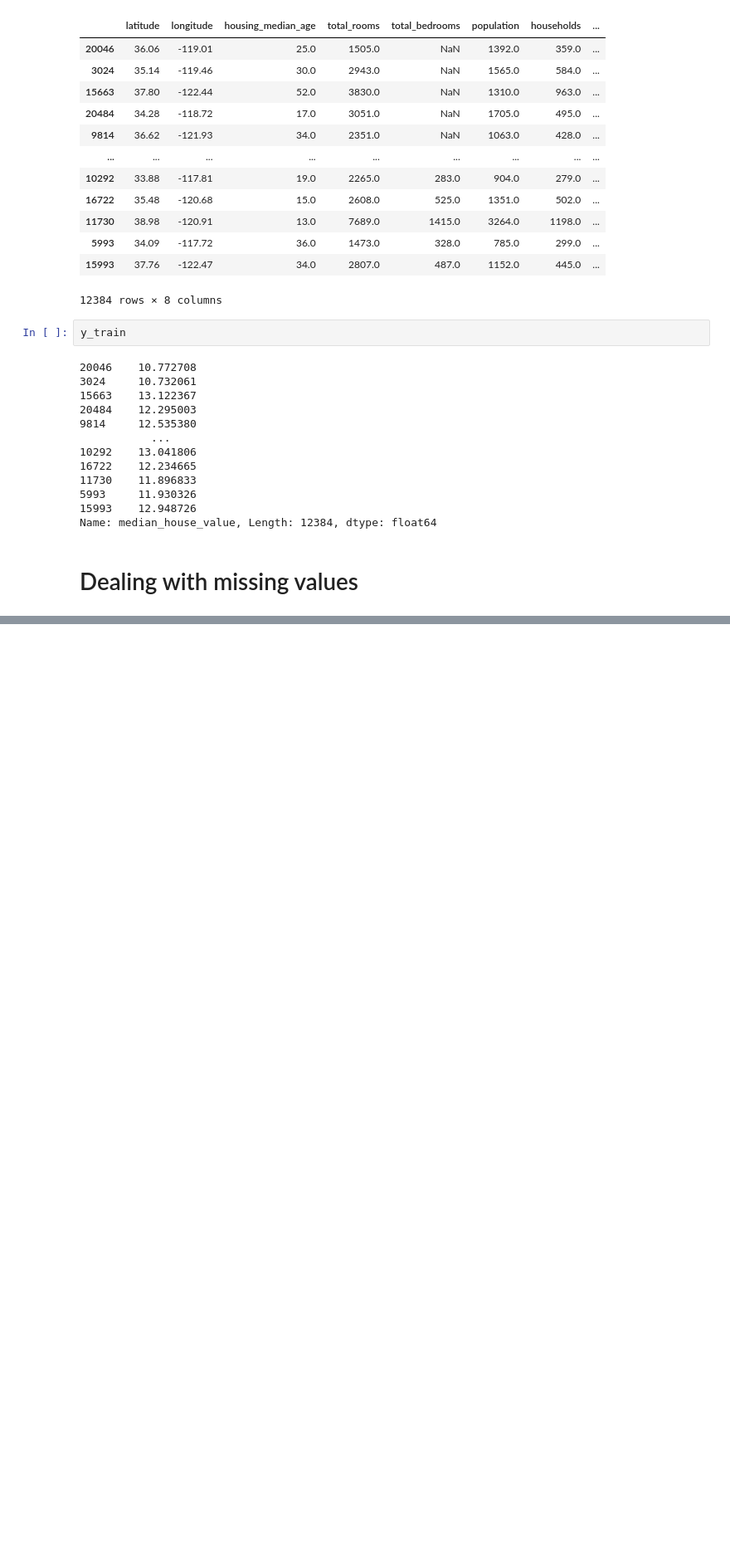
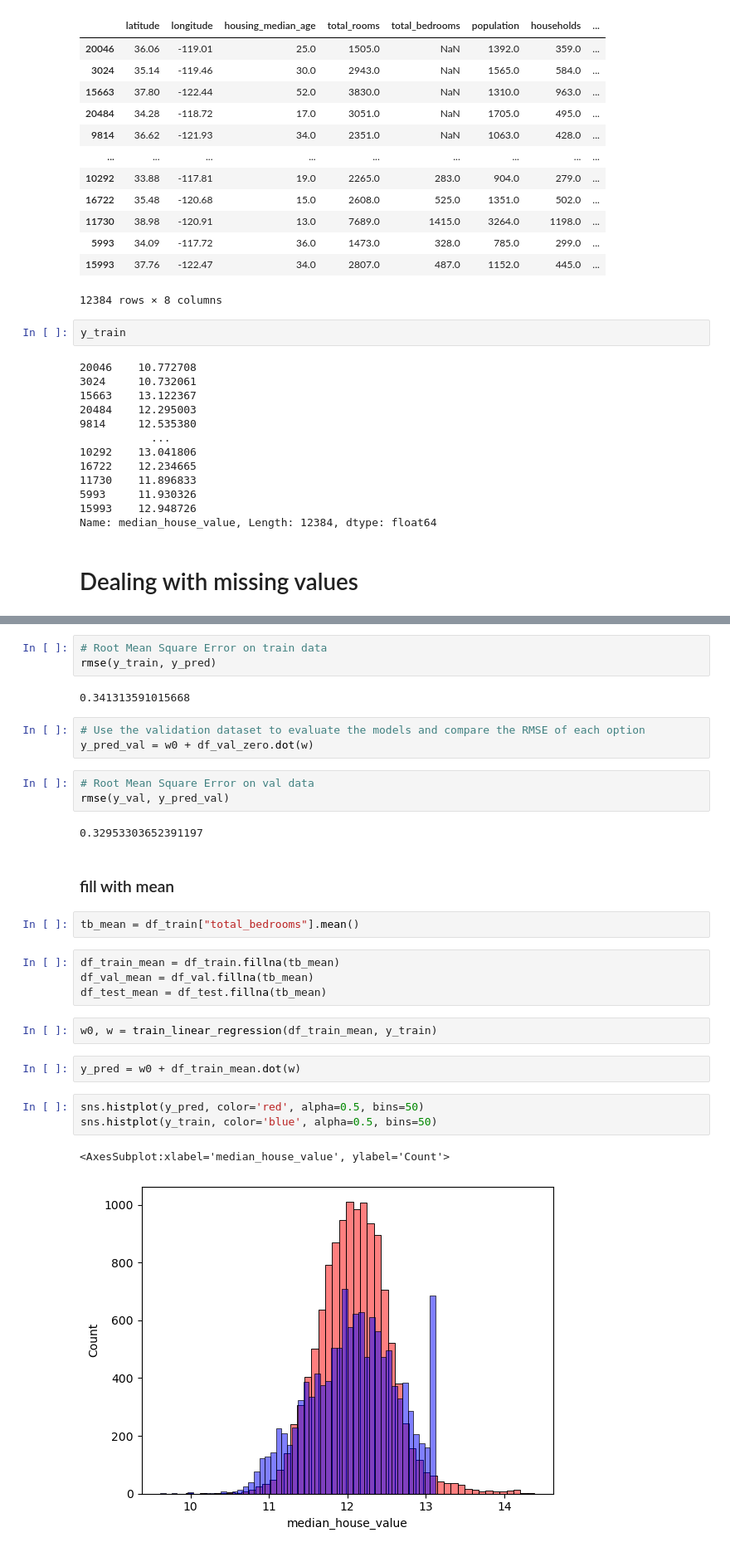
Before and after one commit to codekot/ml-zoomcamp, a Jupyter notebook: week2/Week 2 - Homework.ipynb, the cells around one changed output, grey strips where cells are left out. Shown at 83% size. Saved outputs shown, nothing was run; the diff lists cells and outputs as text; blank space fills up the shorter version.

```diff
--- a/week2/Week 2 - Homework.ipynb
+++ b/week2/Week 2 - Homework.ipynb
@@ -174,0 +209,31 @@ df_test = df_test.fillna(0)
+# %%
+# Root Mean Square Error on train data
+rmse(y_train, y_pred)
+# %% [output]
+0.341313591015668
+# %%
+# Use the validation dataset to evaluate the models and compare the RMSE of each option
+y_pred_val = w0 + df_val_zero.dot(w)
+# %%
+# Root Mean Square Error on val data
+rmse(y_val, y_pred_val)
+# %% [output]
+0.32953303652391197
+# %% [markdown]
+### fill with mean
+# %%
+tb_mean = df_train["total_bedrooms"].mean()
+# %%
+df_train_mean = df_train.fillna(tb_mean)
+df_val_mean = df_val.fillna(tb_mean)
+df_test_mean = df_test.fillna(tb_mean)
+# %%
+w0, w = train_linear_regression(df_train_mean, y_train)
+# %%
+y_pred = w0 + df_train_mean.dot(w)
+# %%
+sns.histplot(y_pred, color='red', alpha=0.5, bins=50)
+sns.histplot(y_train, color='blue', alpha=0.5, bins=50)
+# %% [output]
+<AxesSubplot:xlabel='median_house_value', ylabel='Count'>
+[figure, added]
```
Also changed, not shown: parts of 29 cells of this notebook.
